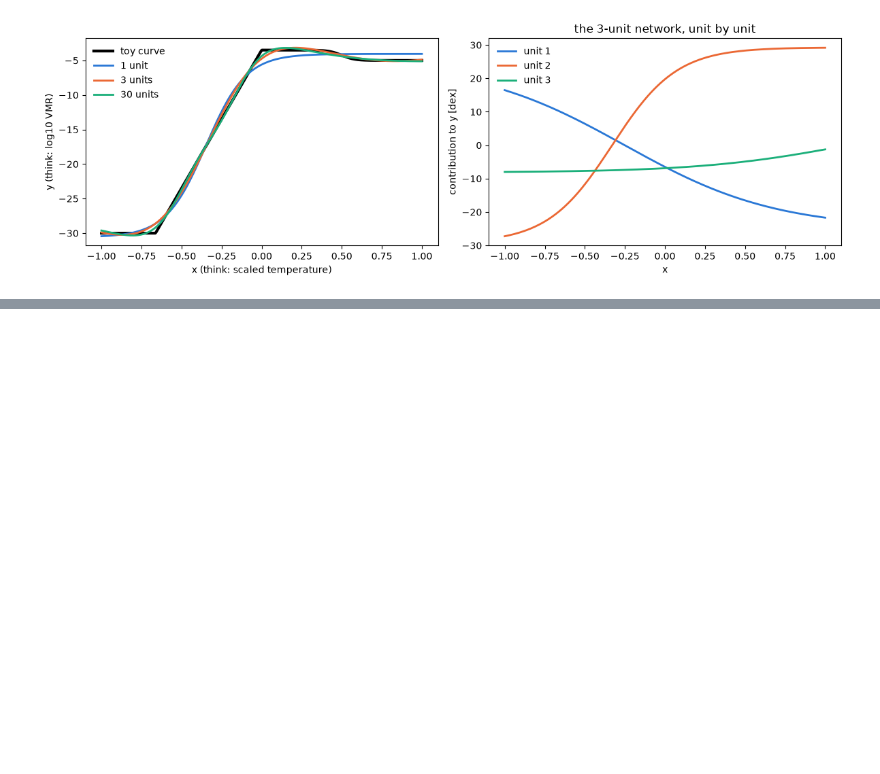
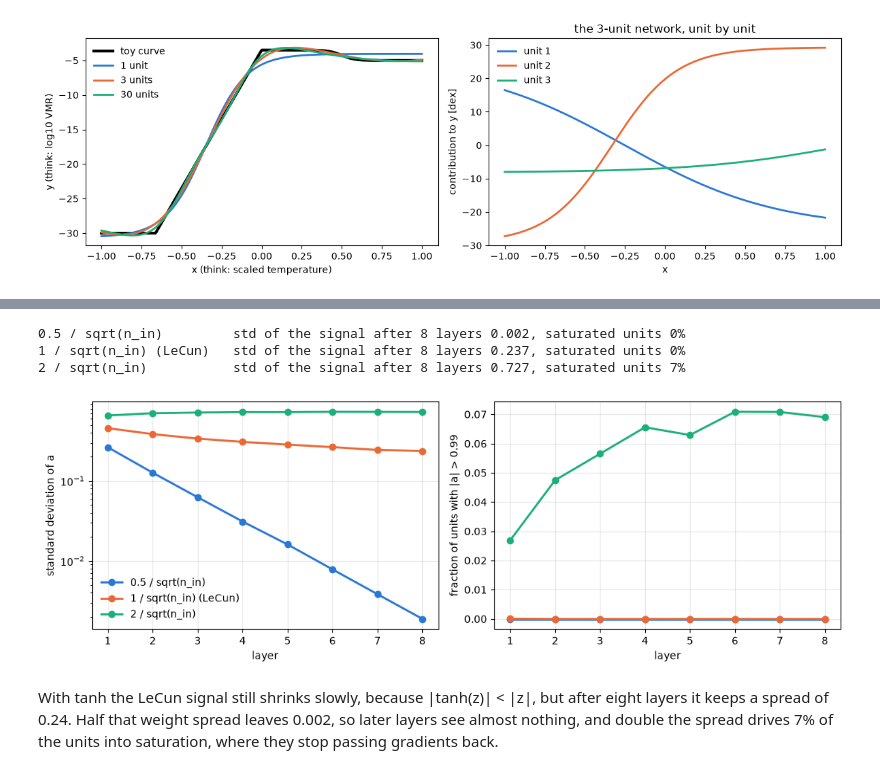
Before and after one commit to luiswel/emulators-from-scratch, a Jupyter notebook: lessons/03_numpy_network.ipynb, the cells around one changed output, grey strips where cells are left out. Drawn from its saved outputs; the diff is of its cells as text; code cells hidden in the pictures; blank space fills up the shorter version.

```diff
--- a/lessons/03_numpy_network.ipynb
+++ b/lessons/03_numpy_network.ipynb
@@ -119,19 +128,0 @@ Each row of x is one model, W₁ is 6×64, W₂ is 64×64 and W₃ is 64×19, an
-# %%
-# 1. Load and transform the data (as in Lessons 1 and 2)
-grid = data.load_grid("../training_250k.h5")
-inputs, outputs, output_names = grid["inputs"], grid["outputs"], grid["output_names"]
-indices = data.split_from_labels(grid["split"])
-train, val = indices["train"], indices["val"]
-input_transform = data.fit_input_transform(inputs[train])
-output_transform = data.fit_output_transform(outputs[train])
-x_train = data.transform_inputs(inputs[train], input_transform)
-x_val = data.transform_inputs(inputs[val], input_transform)
-y_train = data.transform_outputs(outputs[train], output_transform)
-y_val = data.transform_outputs(outputs[val], output_transform)
-
-# 2. A network with random weights
-layer_sizes = [6, 64, 64, 19]
-params = numpy_mlp.init_params(layer_sizes, seed=0)
-for number, layer in enumerate(params, start=1):
-    print(f"layer {number}: W {layer['W'].shape}, b {layer['b'].shape}")
-print("trainable numbers:", numpy_mlp.count_params(params))
@@ -311,0 +139,41 @@ plt.show()
+# %%
+# 1. Push 2,000 training models through 8 tanh layers, for three weight spreads
+rng = np.random.default_rng(0)
+spreads = {
+    "0.5 / sqrt(n_in)": 0.5,
+    "1 / sqrt(n_in) (LeCun)": 1.0,
+    "2 / sqrt(n_in)": 2.0,
+}
+fig, axes = plt.subplots(1, 2, figsize=(11, 3.8))
+for colour, (label, factor) in zip(PALETTE, spreads.items()):
+    a = x_train[:2000]  # (2000, 6)
+    signal, saturated = [], []
+    for layer in range(8):
+        n_in = a.shape[1]
+        W = rng.normal(0.0, factor / np.sqrt(n_in), size=(n_in, 256))
+        a = np.tanh(a @ W)  # (2000, 256)
+        signal.append(a.std())
+        saturated.append(np.mean(np.abs(a) > 0.99))
+
+    # 1a. Plot the size of the signal and the fraction of saturated units
+    axes[0].plot(range(1, 9), signal, "o-", color=colour, lw=2, label=label)
+    axes[1].plot(range(1, 9), saturated, "o-", color=colour, lw=2, label=label)
+    print(
+        f"{label:24s} std of the signal after 8 layers {signal[-1]:.3f}, saturated units {100 * saturated[-1]:.0f}%"
+    )
+
+# 2. Labels
+axes[0].set(xlabel="layer", ylabel="standard deviation of a", yscale="log")
+axes[1].set(xlabel="layer", ylabel="fraction of units with |a| > 0.99")
+axes[0].legend(frameon=False)
+for ax in axes:
+    ax.grid(alpha=0.3)
+fig.tight_layout()
+plt.show()
+# %% [output]
+0.5 / sqrt(n_in)         std of the signal after 8 layers 0.002, saturated units 0%
+1 / sqrt(n_in) (LeCun)   std of the signal after 8 layers 0.237, saturated units 0%
+2 / sqrt(n_in)           std of the signal after 8 layers 0.727, saturated units 7%
+[figure, added]
+# %% [markdown]
+With tanh the LeCun signal still shrinks slowly, because |tanh(z)| < |z|, but after eight layers it keeps a spread of 0.24. Half that weight spread leaves 0.002, so later layers see almost nothing, and double the spread drives 7% of the units into saturation, where they stop passing gradients back.
```
Also changed, not shown: parts of 48 cells of this notebook, 11 other files.
